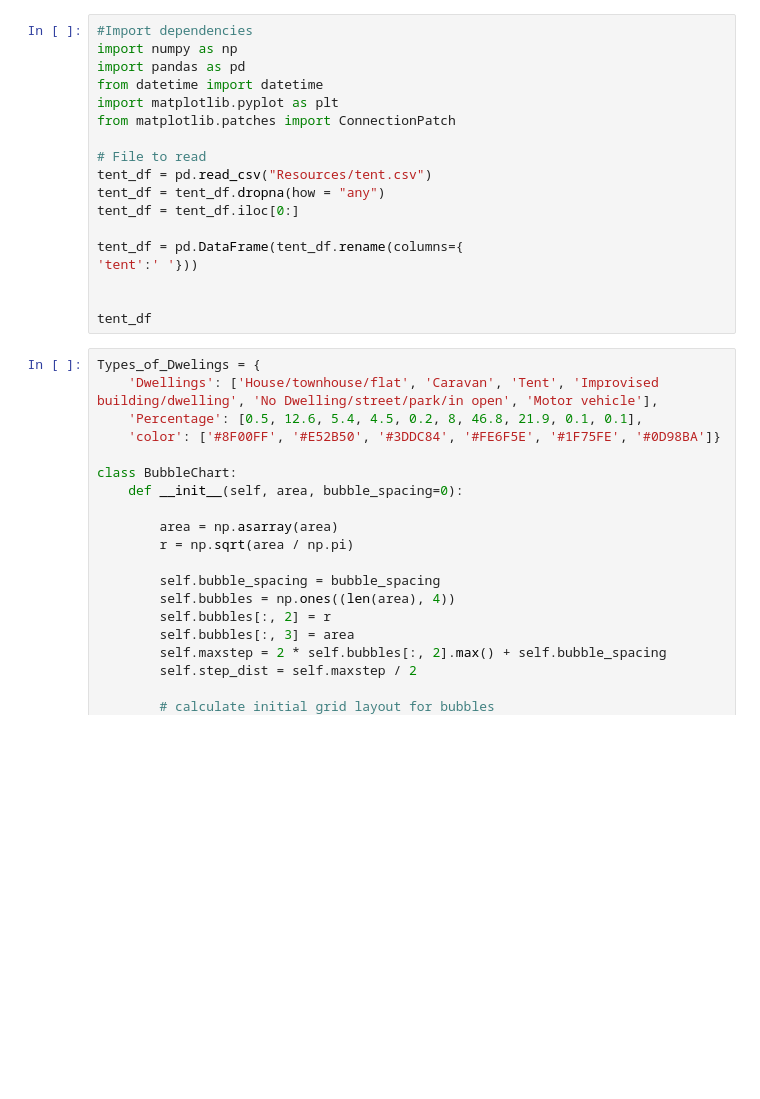
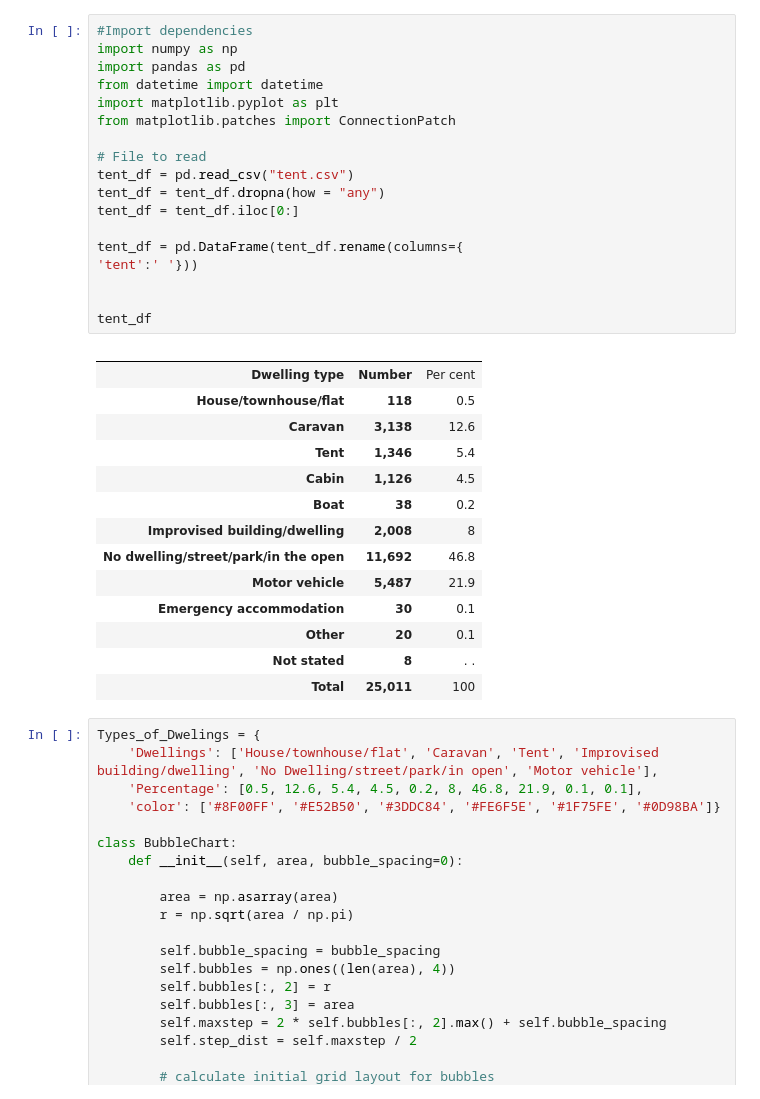
Before and after one commit to briginmis/project-1, a Jupyter notebook: Homelessness Services/Resources/Untitled.ipynb, the cells around one changed output. Cells and saved outputs as stored; diff of their text form; blank space fills up the shorter version.

```diff
--- a/Homelessness Services/Resources/Untitled.ipynb
+++ b/Homelessness Services/Resources/Untitled.ipynb
@@ -1,21 +1,36 @@
 # %%
 #Import dependencies
 import numpy as np
 import pandas as pd
 from datetime import datetime
 import matplotlib.pyplot as plt
 from matplotlib.patches import ConnectionPatch
 
 # File to read
-tent_df = pd.read_csv("Resources/tent.csv")
+tent_df = pd.read_csv("tent.csv")
 tent_df = tent_df.dropna(how = "any")
 tent_df = tent_df.iloc[0:]
 
 tent_df = pd.DataFrame(tent_df.rename(columns={
 'tent':' '}))
 
 
 tent_df
+# %% [output]
+|  |  |  |
+| Dwelling type | Number | Per cent |
+| House/townhouse/flat | 118 | 0.5 |
+| Caravan | 3,138 | 12.6 |
+| Tent | 1,346 | 5.4 |
+| Cabin | 1,126 | 4.5 |
+| Boat | 38 | 0.2 |
+| Improvised building/dwelling | 2,008 | 8 |
+| No dwelling/street/park/in the open | 11,692 | 46.8 |
+| Motor vehicle | 5,487 | 21.9 |
+| Emergency accommodation | 30 | 0.1 |
+| Other | 20 | 0.1 |
+| Not stated | 8 | . . |
+| Total | 25,011 | 100 |
 # %%
 Types_of_Dwelings = {
     'Dwellings': ['House/townhouse/flat', 'Caravan', 'Tent', 'Improvised building/dwelling', 'No Dwelling/street/park/in open', 'Motor vehicle'],
```
Also changed, not shown: 3 other files.
